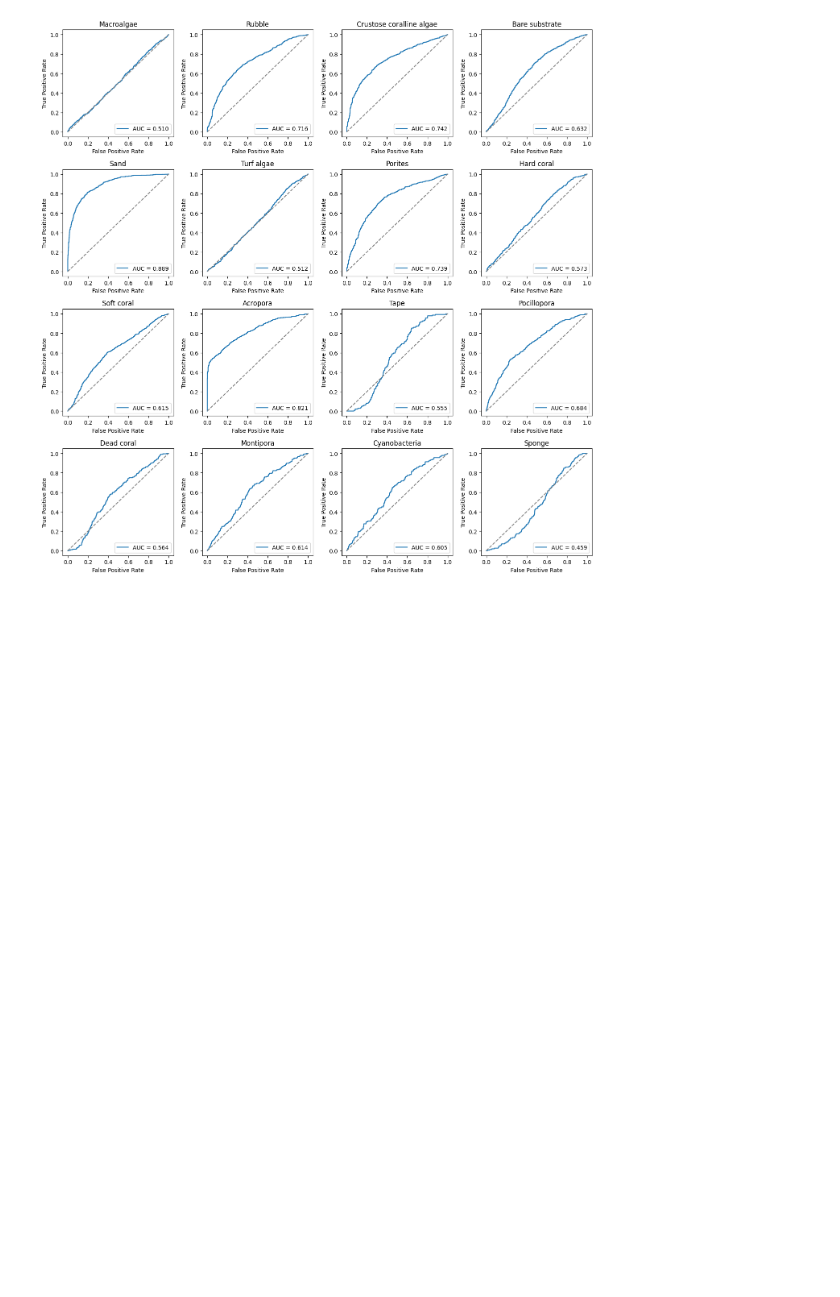
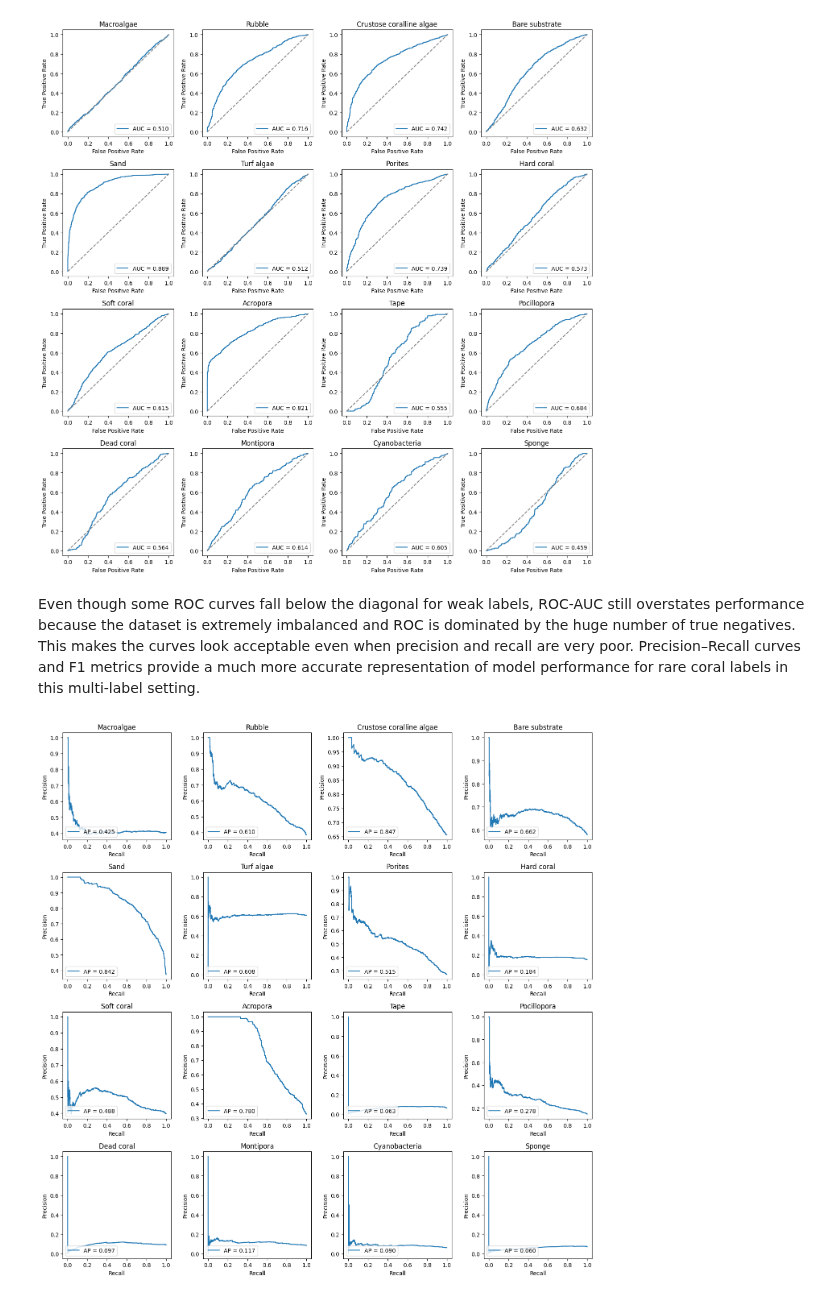
Before and after one commit to seanmcgowanx/coral-reef-classification, a Jupyter notebook: notebooks/viTModel.ipynb, the cells around one changed output. Drawn from its saved outputs; the diff is of its cells as text; code cells hidden in the pictures; blank space fills up the shorter version.

```diff
--- a/notebooks/viTModel.ipynb
+++ b/notebooks/viTModel.ipynb
@@ -779,4 +784,36 @@ def plot_roc_grid(y_true, y_prob, class_names):
         ax.legend(loc="lower right")
 
     plt.tight_layout()
+# %%
+def plot_pr_auc_grid(y_true, y_prob, class_names):
+    """
+    Plot Precision–Recall curves for each label in a 4x4 grid.
+
+    y_true: array (n_samples, n_labels)
+    y_prob: array (n_samples, n_labels)
+    class_names: list of label names
+    """
+    n_labels = len(class_names)
+    cols = 4
+    rows = int(np.ceil(n_labels / cols))
+
+    fig, axes = plt.subplots(rows, cols, figsize=(14, 14))
+
+    for i, ax in enumerate(axes.flat):
+        if i >= n_labels:
+            ax.axis('off')
+            continue
+
+        # Calculate PR curve
+        precision, recall, _ = precision_recall_curve(y_true[:, i], y_prob[:, i])
+        ap = average_precision_score(y_true[:, i], y_prob[:, i])
+
+        # Plot PR curve
+        ax.plot(recall, precision, label=f"AP = {ap:.3f}")
+        ax.set_title(class_names[i])
+        ax.set_xlabel("Recall")
+        ax.set_ylabel("Precision")
+        ax.legend(loc="lower left")
+
+    plt.tight_layout()
 # %% [markdown]
@@ -849,3 +890,10 @@ plot_confusion_grid(y_test_true, y_test_pred, class_names)
 plot_roc_grid(y_test_true, y_test_prob, class_names)
 # %% [output]
 [figure]
+# %% [markdown]
+Even though some ROC curves fall below the diagonal for weak labels, ROC-AUC still overstates performance because the dataset is extremely imbalanced and ROC is dominated by the huge number of true negatives. This makes the curves look acceptable even when precision and recall are very poor. Precision–Recall curves and F1 metrics provide a much more accurate representation of model performance for rare coral labels in this multi-label setting.
+# %%
+# Plot PR Curves for All Labels
+plot_pr_auc_grid(y_test_true, y_test_prob, class_names)
+# %% [output]
+[figure, added]
```
Also changed, not shown: parts of 11 cells of this notebook.
